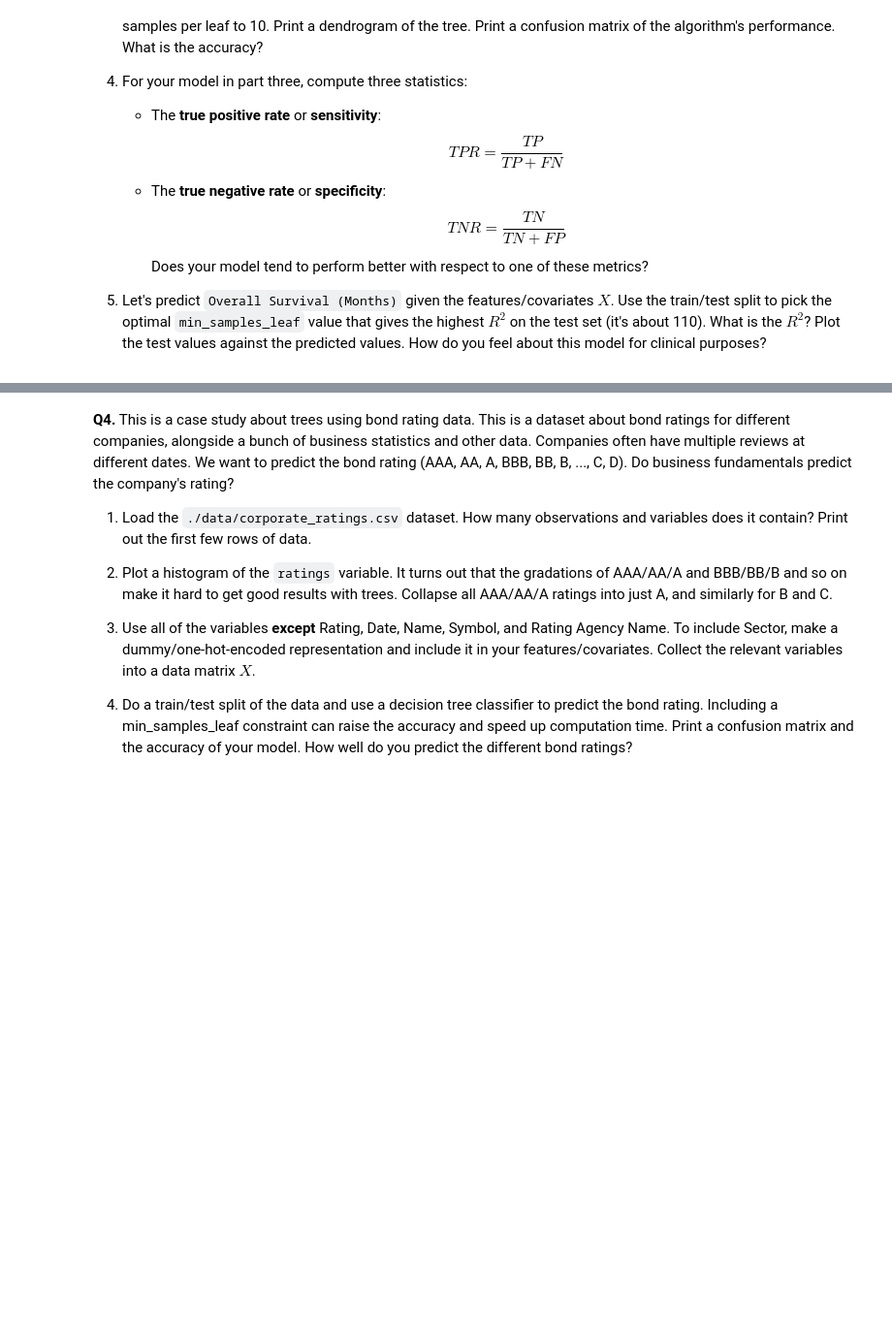
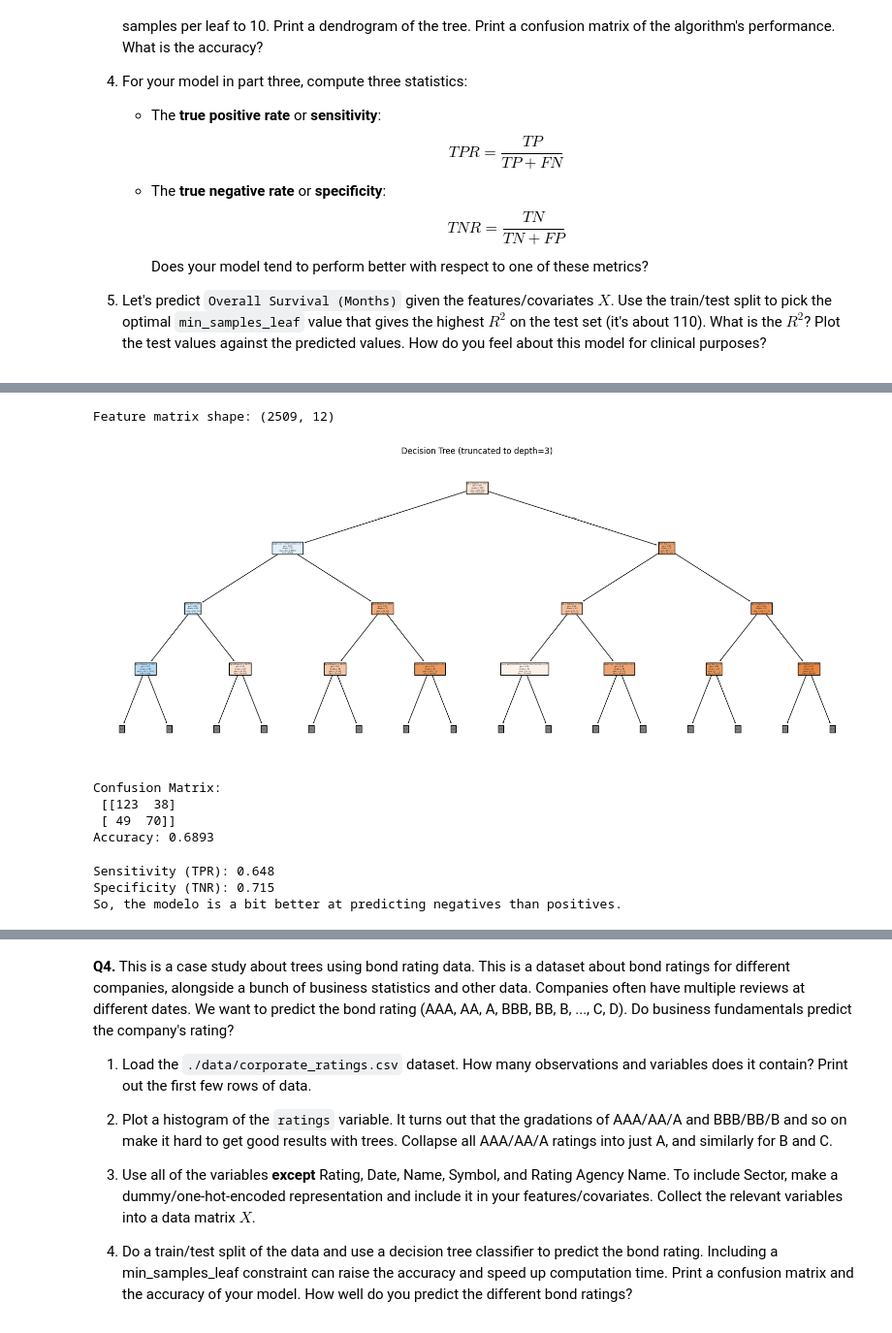
Before and after one commit to sutherlandn/trees, a Jupyter notebook: assignment/assignment.ipynb, the cells around one changed output, grey strips where cells are left out. Shown at 97% size. Drawn from its saved outputs; the diff is of its cells as text; code cells hidden in the pictures; blank space fills up the shorter version.

```diff
--- a/assignment/assignment.ipynb
+++ b/assignment/assignment.ipynb
@@ -214,3 +214,10 @@ Most points stay on the line near the beginning, so they agree in that sense. Ho
     Does your model tend to perform better with respect to one of these metrics?
 
 5. Let's predict `Overall Survival (Months)` given the features/covariates $X$. Use the train/test split to pick the optimal `min_samples_leaf` value that gives the highest $R^2$ on the test set (it's about 110). What is the $R^2$? Plot the test values against the predicted values. How do you feel about this model for clinical purposes?
+# %%
+#1
+import pandas as pd
+df = pd.read_csv("/content/trees/assignment/data/Breast Cancer METABRIC.csv")
+print("Shape:", df.shape)
+print('So, there are 2509 observations and 34 variables.')
+df.head()
@@ -216,0 +234,70 @@ Most points stay on the line near the beginning, so they agree in that sense. Ho
+# %%
+#2
+numeric_cols = ['Tumor Size', 'Lymph nodes examined positive', 'Age at Diagnosis']
+X_numeric = df[numeric_cols]
+
+# cat vars
+categorical_cols = ['Tumor Stage', 'Chemotherapy', 'Cancer Type Detailed']
+X_categorical = pd.get_dummies(df[categorical_cols], drop_first=True)
+
+# num/cat vars
+X = pd.concat([X_numeric, X_categorical], axis=1)
+print("Feature matrix shape:", X.shape)
+# %% [output]
+Feature matrix shape: (2509, 12)
+# %%
+#3
+from sklearn.tree import DecisionTreeClassifier, plot_tree
+from sklearn.model_selection import train_test_split
+from sklearn.metrics import confusion_matrix, accuracy_score
+import matplotlib.pyplot as plt
+
+# drop na
+df_model = df[['Overall Survival Status'] + numeric_cols + categorical_cols].dropna()
+
+X_numeric = df_model[numeric_cols]
+X_categorical = pd.get_dummies(df_model[categorical_cols], drop_first=True)
+X_clean = pd.concat([X_numeric, X_categorical], axis=1)
+y = df_model['Overall Survival Status']
+
+X_train, X_test, y_train, y_test = train_test_split(X_clean, y, test_size=0.2, random_state=42)
+
+tree_clf = DecisionTreeClassifier(min_samples_leaf=10, random_state=42)
+tree_clf.fit(X_train, y_train)
+
+y_pred = tree_clf.predict(X_test)
+conf_matrix = confusion_matrix(y_test, y_pred)
+acc = accuracy_score(y_test, y_pred)
+
+# dendrogram
+plt.figure(figsize=(20, 8))
+plot_tree(tree_clf, feature_names=X_clean.columns, class_names=tree_clf.classes_, filled=True, max_depth=3)
+plt.title("Decision Tree (truncated to depth=3)")
+plt.show()
+
+print("Confusion Matrix:\n", conf_matrix)
+print(f"Accuracy: {acc:.4f}")
+# %% [output]
+[figure, added]
+Confusion Matrix:
+ [[123  38]
+ [ 49  70]]
+Accuracy: 0.6893
+# %%
+#4
+# from conf matrix:
+TP = 70
+TN = 123
+FP = 49
+FN = 38
+
+TPR = TP / (TP + FN)
+TNR = TN / (TN + FP)
+
+print(f"Sensitivity (TPR): {TPR:.3f}")
+print(f"Specificity (TNR): {TNR:.3f}")
+print('So, the modelo is a bit better at predicting negatives than positives.')
+# %% [output]
+Sensitivity (TPR): 0.648
+Specificity (TNR): 0.715
+So, the modelo is a bit better at predicting negatives than positives.
```
Also changed, not shown: parts of 2 cells of this notebook.
